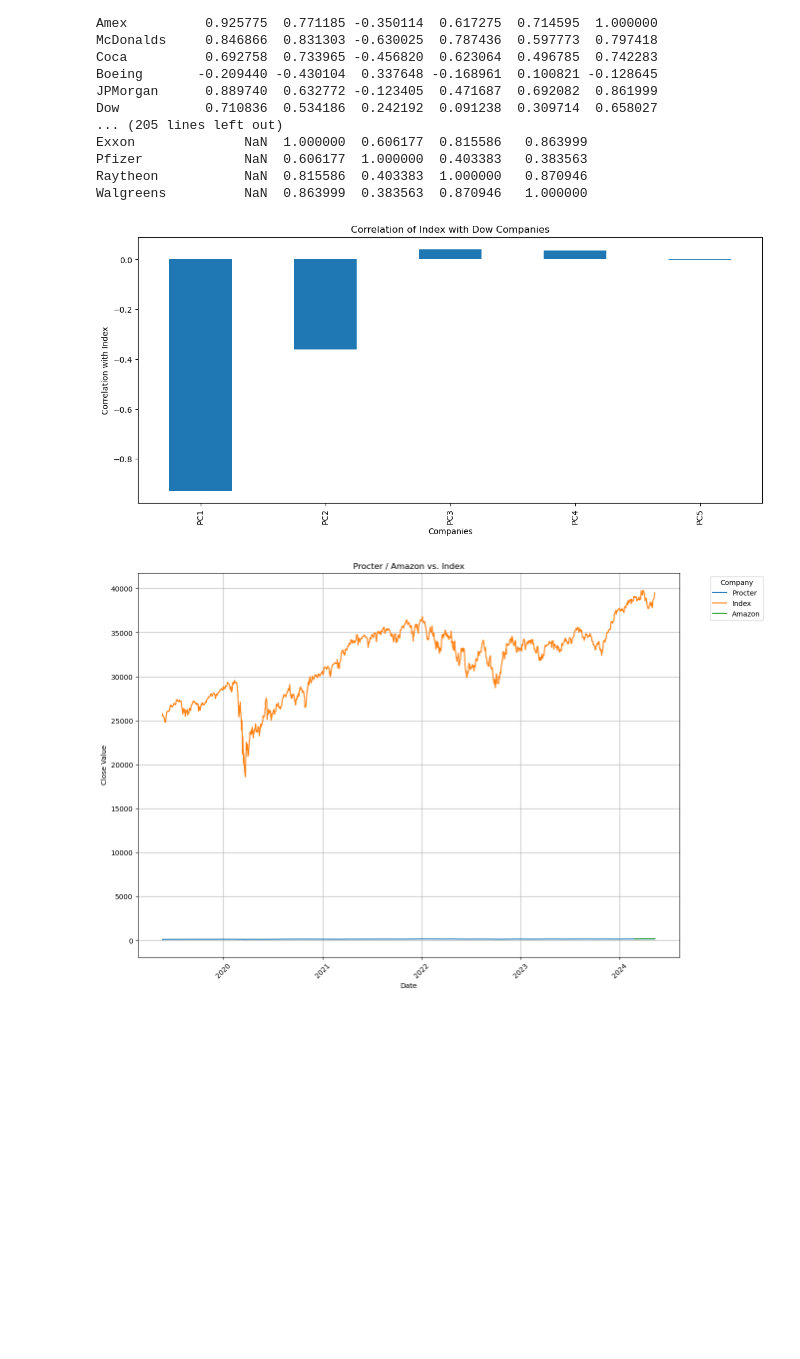
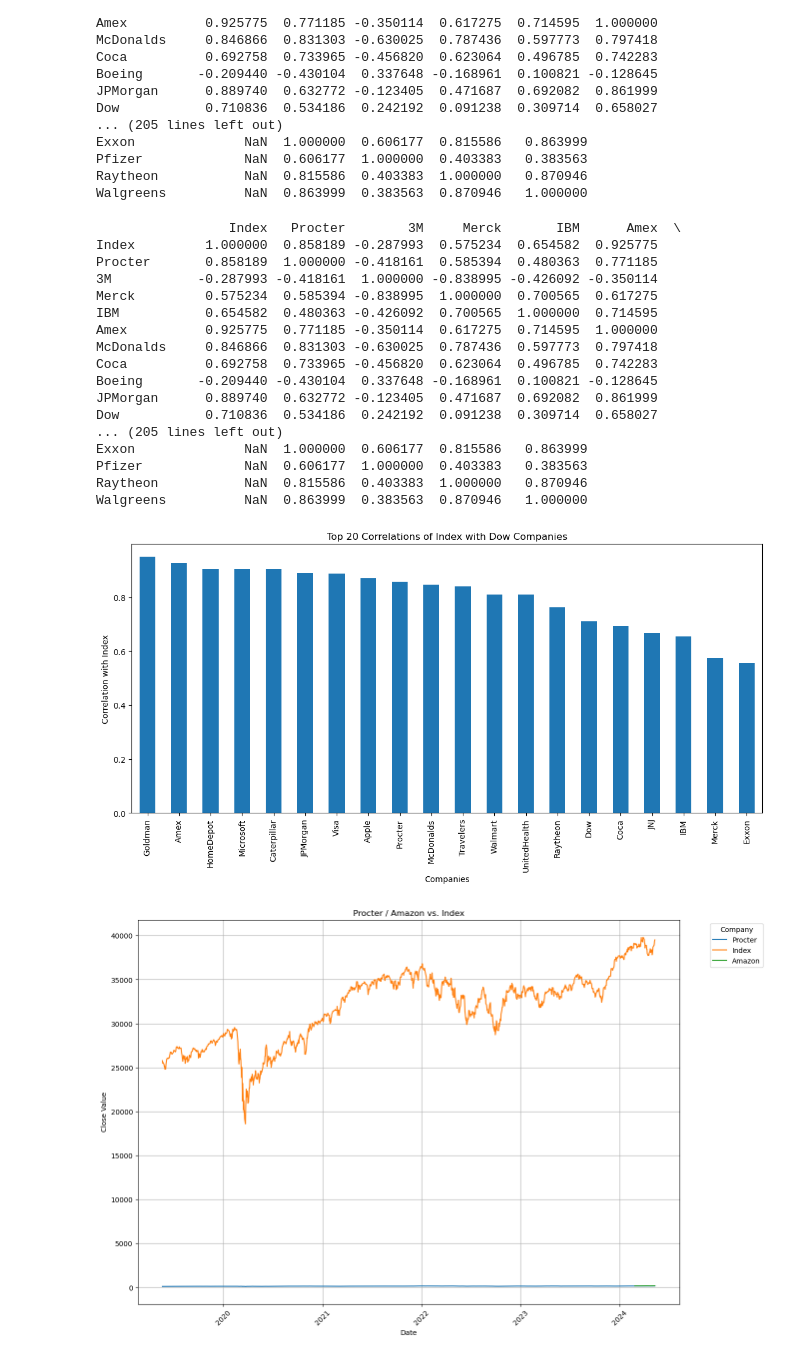
Before and after one commit to juansv2k2/financial-time-series-analysis, a Jupyter notebook: financial-time-series-analysis.ipynb, the cells around one changed output. Saved outputs shown, nothing was run; the diff lists cells and outputs as text; code cells hidden in the pictures; blank space fills up the shorter version.

Commit message:
updated plot

```diff
--- a/financial-time-series-analysis.ipynb
+++ b/financial-time-series-analysis.ipynb
@@ -425,16 +428,45 @@ Pfizer             NaN  0.606177  1.000000  0.403383   0.383563
 Raytheon           NaN  0.815586  0.403383  1.000000   0.870946
 Walgreens          NaN  0.863999  0.383563  0.870946   1.000000
 # %%
-# Correlacion de las empresas con el Dow Index
+# Correlaciones:
+
+# Matriz de correlacion
+correlation_matrix = df_close_last.corr()
+print(correlation_matrix)
+
+# Correlacion de las empresas con el Dow Index (solo las 20 más significativas)
 plt.figure(figsize=(14, 6))
-correlations.plot(kind='bar')
+# Seleccionar solo la columna 'Index' y quitar el propio 'Index'
+correlations = correlation_matrix['Index'].drop('Index')
+# Tomar los 20 valores absolutos más altos
+top20 = correlations.abs().sort_values(ascending=False).head(20)
+# Usar los nombres originales y sus valores reales (no absolutos)
+top20 = correlations.loc[top20.index]
+top20.plot(kind='bar')
 plt.xlabel('Companies')
 plt.ylabel('Correlation with Index')
-plt.title('Correlation of Index with Dow Companies')
+plt.title('Top 20 Correlations of Index with Dow Companies')
 plt.xticks(rotation=90, fontsize=10)
 plt.show()
 # %% [output]
+                 Index   Procter        3M     Merck       IBM      Amex  \
+Index         1.000000  0.858189 -0.287993  0.575234  0.654582  0.925775
+Procter       0.858189  1.000000 -0.418161  0.585394  0.480363  0.771185
+3M           -0.287993 -0.418161  1.000000 -0.838995 -0.426092 -0.350114
+Merck         0.575234  0.585394 -0.838995  1.000000  0.700565  0.617275
+IBM           0.654582  0.480363 -0.426092  0.700565  1.000000  0.714595
+Amex          0.925775  0.771185 -0.350114  0.617275  0.714595  1.000000
+McDonalds     0.846866  0.831303 -0.630025  0.787436  0.597773  0.797418
+Coca          0.692758  0.733965 -0.456820  0.623064  0.496785  0.742283
+Boeing       -0.209440 -0.430104  0.337648 -0.168961  0.100821 -0.128645
+JPMorgan      0.889740  0.632772 -0.123405  0.471687  0.692082  0.861999
+Dow           0.710836  0.534186  0.242192  0.091238  0.309714  0.658027
+... (205 lines left out)
+Exxon              NaN  1.000000  0.606177  0.815586   0.863999
+Pfizer             NaN  0.606177  1.000000  0.403383   0.383563
+Raytheon           NaN  0.815586  0.403383  1.000000   0.870946
+Walgreens          NaN  0.863999  0.383563  0.870946   1.000000
-[figure, old version]
+[figure, new version]
 # %%
 # Comparación de Procter, Amazon e Index
 plt.figure(figsize=(14, 10))
```
Also changed, not shown: parts of 15 cells of this notebook, 3 other files.
